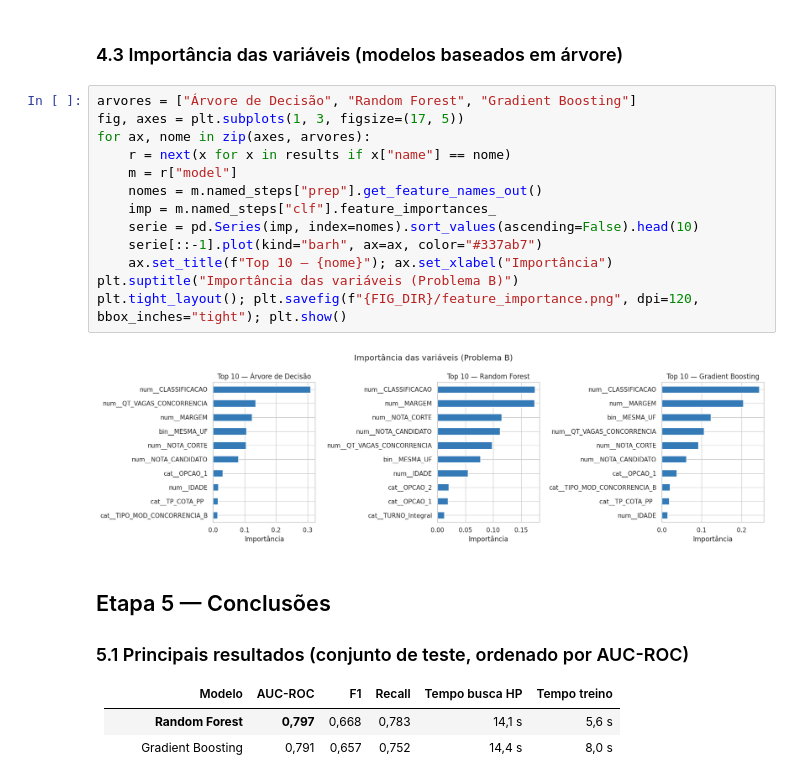
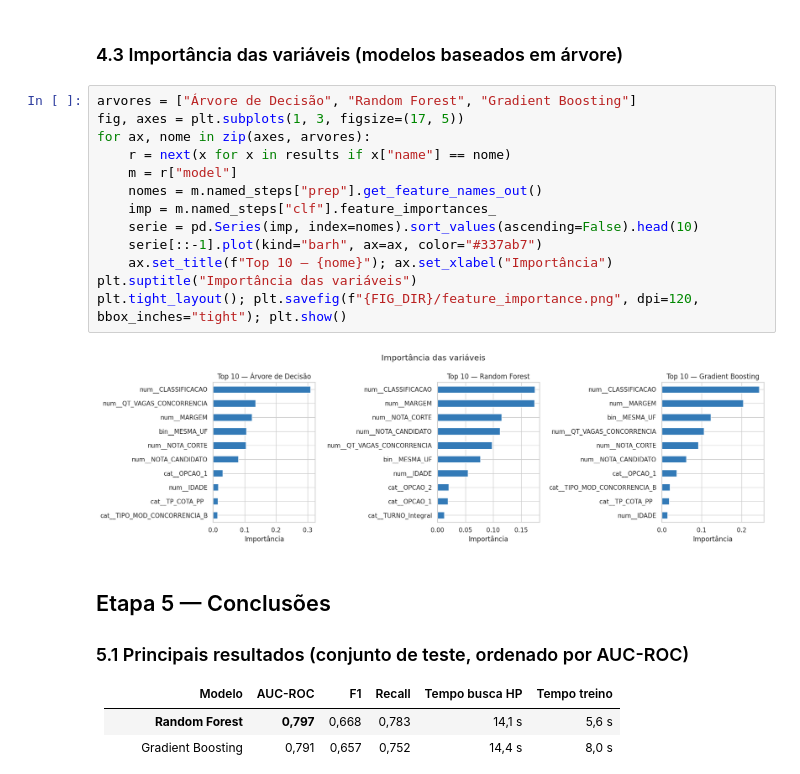
Before and after one commit to jonascamargoo/ds-assignment, a Jupyter notebook: task2/nb_Modelagem_TP02_Grupo06.ipynb, the cells around one changed output. Cells and saved outputs as stored; diff of their text form.

```diff
--- a/task2/nb_Modelagem_TP02_Grupo06.ipynb
+++ b/task2/nb_Modelagem_TP02_Grupo06.ipynb
@@ -244,18 +244,18 @@ plt.tight_layout(); plt.savefig(f"{FIG_DIR}/matrizes_confusao.png", dpi=120, bbo
 # %%
 arvores = ["Árvore de Decisão", "Random Forest", "Gradient Boosting"]
 fig, axes = plt.subplots(1, 3, figsize=(17, 5))
 for ax, nome in zip(axes, arvores):
     r = next(x for x in results if x["name"] == nome)
     m = r["model"]
     nomes = m.named_steps["prep"].get_feature_names_out()
     imp = m.named_steps["clf"].feature_importances_
     serie = pd.Series(imp, index=nomes).sort_values(ascending=False).head(10)
     serie[::-1].plot(kind="barh", ax=ax, color="#337ab7")
     ax.set_title(f"Top 10 — {nome}"); ax.set_xlabel("Importância")
-plt.suptitle("Importância das variáveis (Problema B)")
+plt.suptitle("Importância das variáveis")
 plt.tight_layout(); plt.savefig(f"{FIG_DIR}/feature_importance.png", dpi=120, bbox_inches="tight"); plt.show()
 # %% [output]
-[figure, old version]
+[figure, new version]
 # %% [markdown]
 ## Etapa 5 — Conclusões
 
```
Also changed, not shown: parts of 3 cells of this notebook, 3 other files.
